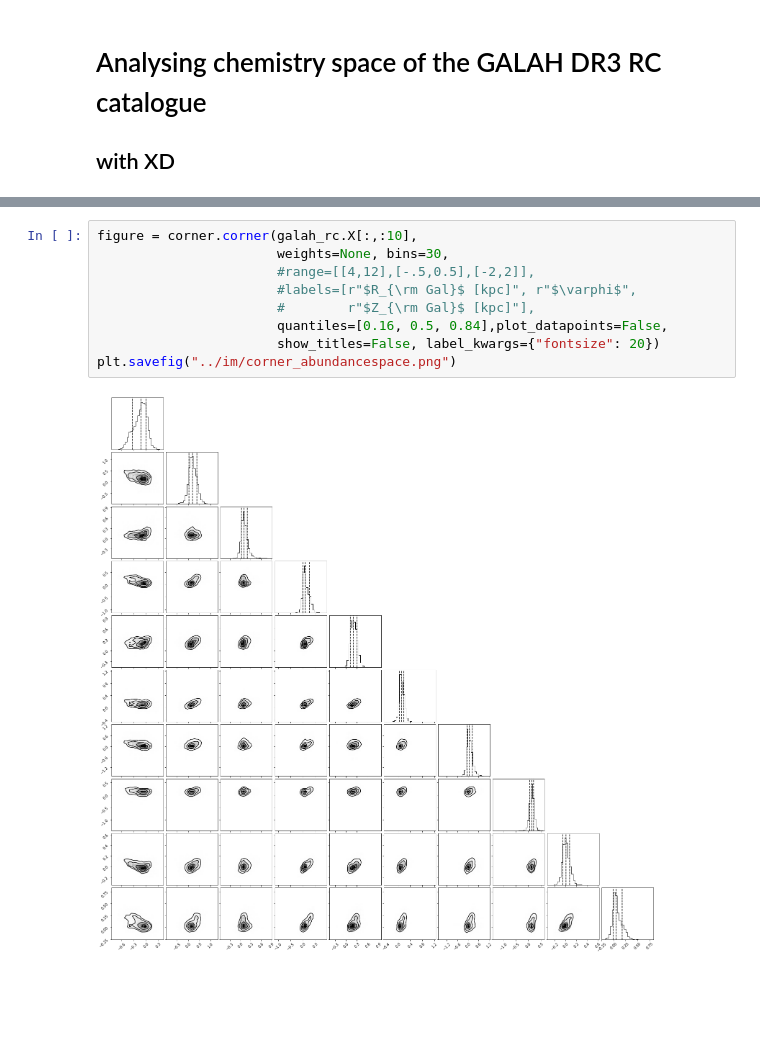
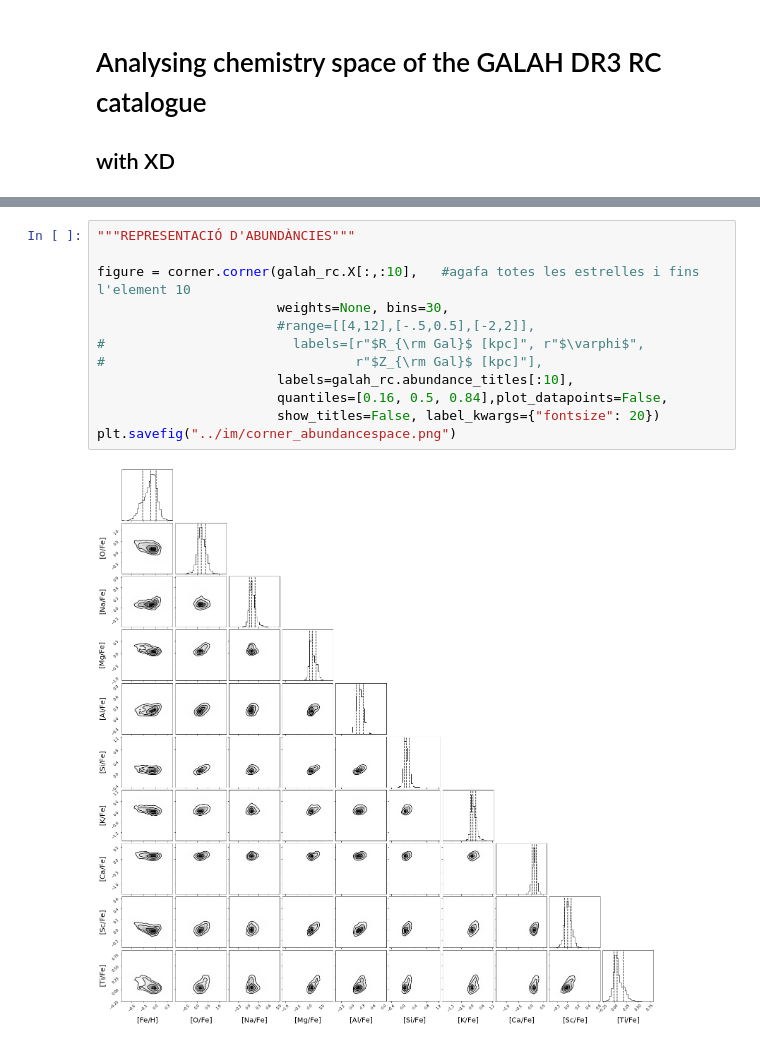
Before and after one commit to aleixcb/tfg_galah, a Jupyter notebook: py/xd_galah_rc.ipynb, the cells around one changed output, grey strips where cells are left out. Saved outputs shown, nothing was run; the diff lists cells and outputs as text; blank space fills up the shorter version.

```diff
--- a/py/xd_galah_rc.ipynb
+++ b/py/xd_galah_rc.ipynb
@@ -55,14 +58,17 @@ plt.savefig("../im/corner_rphiz.png")
 # %% [output]
 [figure]
 # %%
-figure = corner.corner(galah_rc.X[:,:10],
+"""REPRESENTACIÓ D'ABUNDÀNCIES"""
+
+figure = corner.corner(galah_rc.X[:,:10],   #agafa totes les estrelles i fins l'element 10
                        weights=None, bins=30,
                        #range=[[4,12],[-.5,0.5],[-2,2]],
-                       #labels=[r"$R_{\rm Gal}$ [kpc]", r"$\varphi$",
-                       #        r"$Z_{\rm Gal}$ [kpc]"],
+#                        labels=[r"$R_{\rm Gal}$ [kpc]", r"$\varphi$",
+#                                r"$Z_{\rm Gal}$ [kpc]"],
+                       labels=galah_rc.abundance_titles[:10],
                        quantiles=[0.16, 0.5, 0.84],plot_datapoints=False,
                        show_titles=False, label_kwargs={"fontsize": 20})
 plt.savefig("../im/corner_abundancespace.png")
 # %% [output]
-[figure, old version]
+[figure, new version]
 # %%
```
Also changed, not shown: parts of 5 cells of this notebook, 6 other files.
